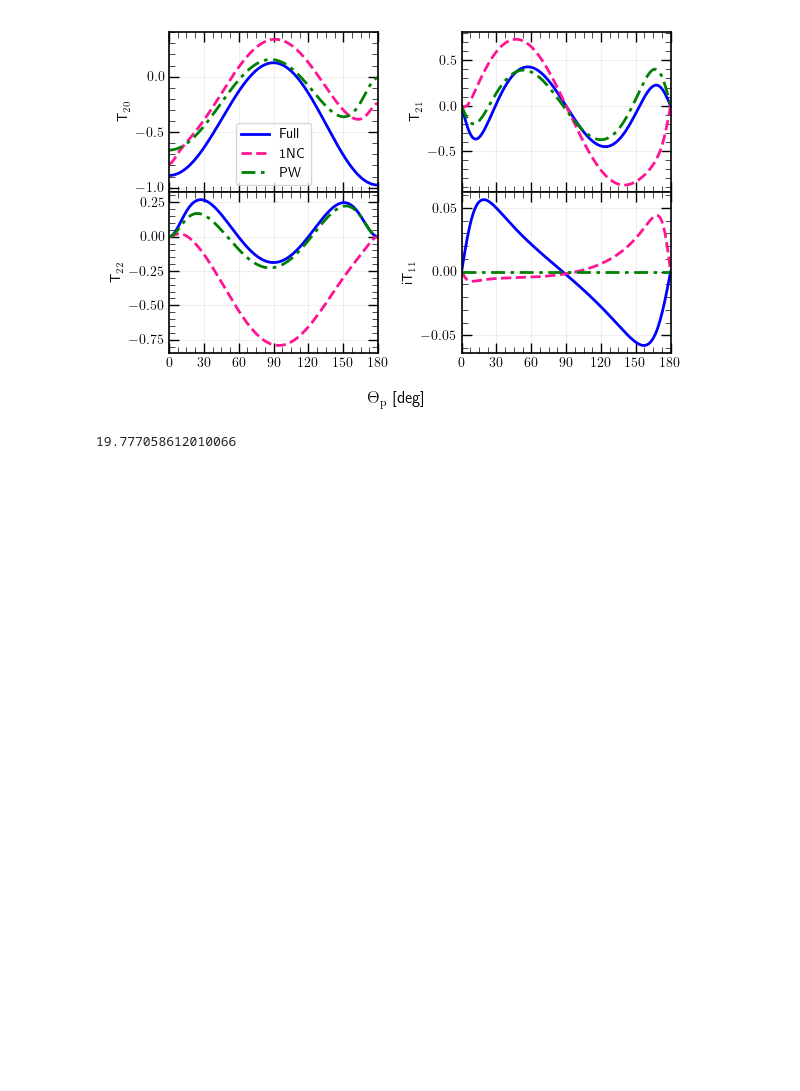
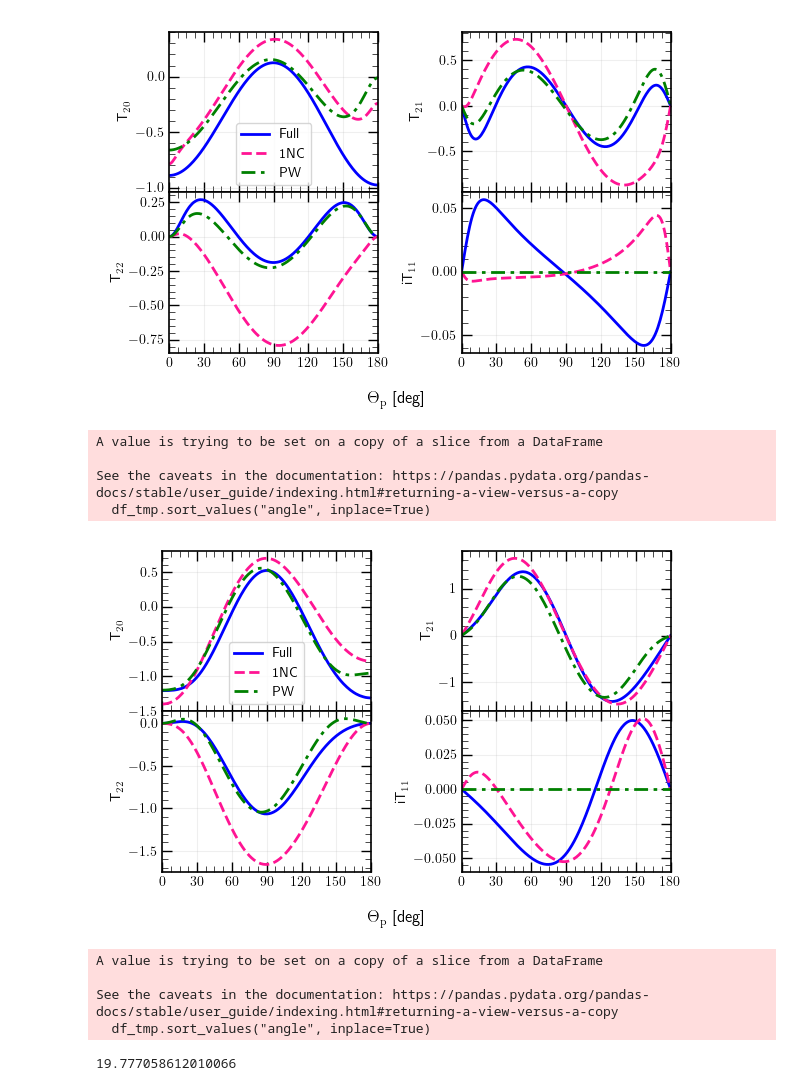
Before and after one commit to VitaliiUr/thesis, a Jupyter notebook: PlotData/Deuteron/Tensor_power.ipynb, the cells around one changed output. Saved outputs shown, nothing was run; the diff lists cells and outputs as text; code cells hidden in the pictures; blank space fills up the shorter version.

```diff
--- a/PlotData/Deuteron/Tensor_power.ipynb
+++ b/PlotData/Deuteron/Tensor_power.ipynb
@@ -413,6 +422,76 @@ plt.savefig(f"../Figures_De/TensorPowers_pw_1nc.pdf",
                     dpi=600, facecolor="white")
 # %% [output]
 [figure]
+# %%
+df_tmp = df_my[(df_my.CUTOFF == 450) &
+            (df_my.Energy == 100) &
+            (df_my.FORCE == "N4LO+") &
+            (df_my.WAVE.isin(["1NC", "SIEGERT"]))]
+df_tmp.sort_values("angle", inplace=True)
+# %% [output]
+A value is trying to be set on a copy of a slice from a DataFrame
+
+See the caveats in the documentation: https://pandas.pydata.org/pandas-docs/stable/user_guide/indexing.html#returning-a-view-versus-a-copy
+  df_tmp.sort_values("angle", inplace=True)
+# %%
+fig = plt.figure(figsize=(6, 4))
+gs = fig.add_gridspec(nrows=2, ncols=2, hspace=0)
+axes = gs.subplots(sharex=True)
+fig.supxlabel("$\Theta_\mathrm{p}$ [deg]", y=0.02, size=12)
+# ylabel = obs
+# fig.supylabel(ylabel, x=0.03, size=16)
+for obs, lab, ax in zip(["T20D", "T21D", "T22D", "T11D"],
+                    ["T$_{20}$", "T$_{21}$", "T$_{22}$", "iT$_{11}$"],
+                    axes.flatten()):
+    ax.plot(df_tmp[(df_tmp.WAVE == "SIEGERT")].angle,
+                df_tmp[(df_tmp.WAVE == "SIEGERT")][obs+"2"],
+                **line_styles["SIEGERT"], label="Full")
+    ax.plot(df_tmp[(df_tmp.WAVE == "1NC")].angle,
+            df_tmp[(df_tmp.WAVE == "1NC")][obs+"2"],
+                **line_styles["1NC"], label="1NC")
+    # axes[i].plot(df_tmp[(df_tmp.WAVE == "1NC")].angle, df_tmp[(df_tmp.WAVE == "1NC")].CROSS)
+    ax.plot(df_tmp[(df_tmp.WAVE == "SIEGERT")].angle,
+                   df_tmp[(df_tmp.WAVE == "SIEGERT")][obs],
+                **line_styles["PW"], label="PW")
+
+    ax.set_ylabel(lab)
+
+axes[0,0].legend()
+for j, ax in enumerate(axes.flatten()):
+    # style
+    # tmp
+    # if j == 1:
+    #     ax.legend(fontsize=9, handlelength=3, loc="upper center")
+    # else:
+    #     ax.legend(fontsize=9, handlelength=3, loc="best")
+    # ax.legend(fontsize=9, handlelength=3, loc="best")
+
+    ax.xaxis.set_minor_locator(mpl.ticker.AutoMinorLocator())
+    ax.yaxis.set_minor_locator(mpl.ticker.AutoMinorLocator())
+    ax.tick_params(which='minor', direction='in', length=4,
+                width=0.5, top=True, right=True)
+    ax.tick_params(which='major', direction='in',
+                length=7, width=1, top=True, right=True, zorder=1)
+    ax.set_xticks(np.arange(0, 180+j-1, 30))
+    ax.set_xlim([0, 180])
+    ax.grid(alpha=0.2)
+    ax.set_zorder(-1)
+fig.tight_layout()
+plt.savefig(f"../Figures_De/TensorPowers_100mev_pw_1nc.pdf",
+                    dpi=600, facecolor="white")
+# %% [output]
+[figure, added]
+# %%
+df_tmp = df_my[(df_my.CUTOFF == 450) &
+            (df_my.Energy.isin([30, 100])) &
+            (df_my.FORCE == "N4LO+") &
+            (df_my.WAVE.isin(["1NC", "SIEGERT"]))]
+df_tmp.sort_values("angle", inplace=True)
+# %% [output]
+A value is trying to be set on a copy of a slice from a DataFrame
+
+See the caveats in the documentation: https://pandas.pydata.org/pandas-docs/stable/user_guide/indexing.html#returning-a-view-versus-a-copy
+  df_tmp.sort_values("angle", inplace=True)
 # %%
 obs="T20"
 (df_tmp[(df_tmp.Energy == 30) & (df_tmp.WAVE == "SIEGERT")][[
```
Also changed, not shown: parts of 14 cells of this notebook, 17 other files.
